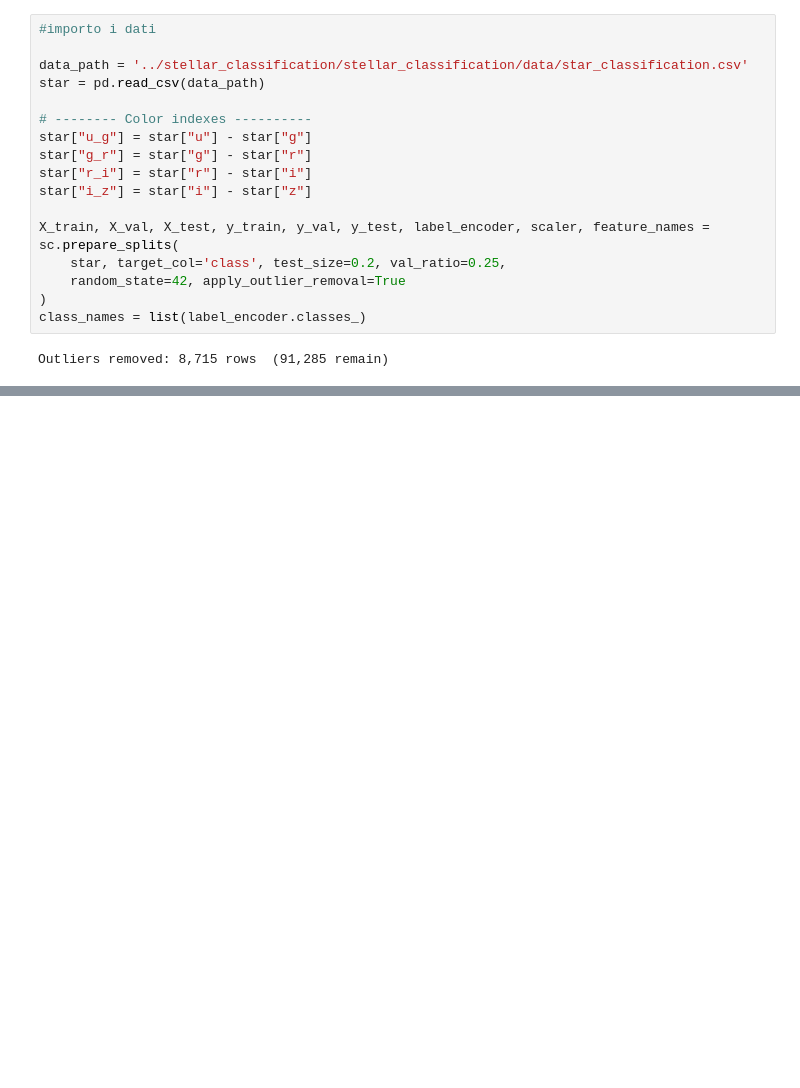
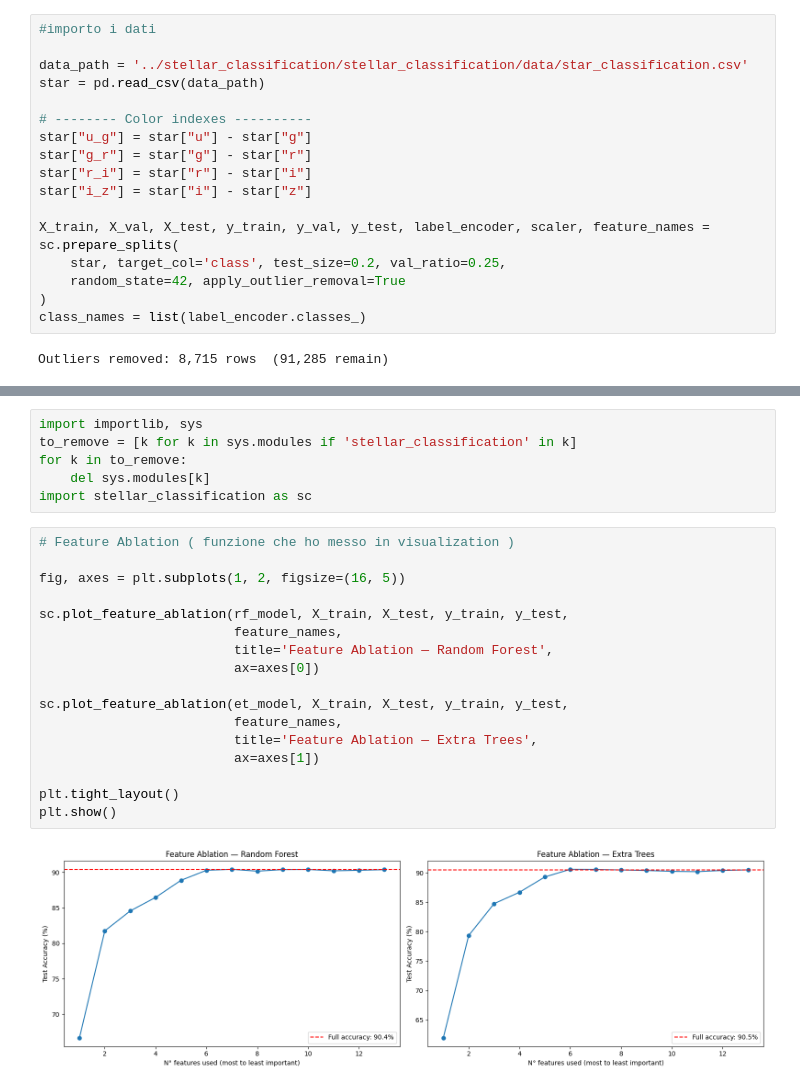
Before and after one commit to nicolomeneguzzo/Computational-Physics-2026, a Jupyter notebook: Astrophysical-Objects-Recognition/notebooks/enrica_random_forest.ipynb, the cells around one changed output, grey strips where cells are left out. Drawn from its saved outputs; the diff is of its cells as text; blank space fills up the shorter version.

```diff
--- a/Astrophysical-Objects-Recognition/notebooks/enrica_random_forest.ipynb
+++ b/Astrophysical-Objects-Recognition/notebooks/enrica_random_forest.ipynb
@@ -241,0 +261,25 @@ survey diverso da SDSS.
+# %%
+import importlib, sys
+to_remove = [k for k in sys.modules if 'stellar_classification' in k]
+for k in to_remove:
+    del sys.modules[k]
+import stellar_classification as sc
+# %%
+# Feature Ablation ( funzione che ho messo in visualization )
+
+fig, axes = plt.subplots(1, 2, figsize=(16, 5))
+
+sc.plot_feature_ablation(rf_model, X_train, X_test, y_train, y_test,
+                         feature_names,
+                         title='Feature Ablation — Random Forest',
+                         ax=axes[0])
+
+sc.plot_feature_ablation(et_model, X_train, X_test, y_train, y_test,
+                         feature_names,
+                         title='Feature Ablation — Extra Trees',
+                         ax=axes[1])
+
+plt.tight_layout()
+plt.show()
+# %% [output]
+[figure, added]
```
Also changed, not shown: parts of 11 cells of this notebook, 3 other files.
